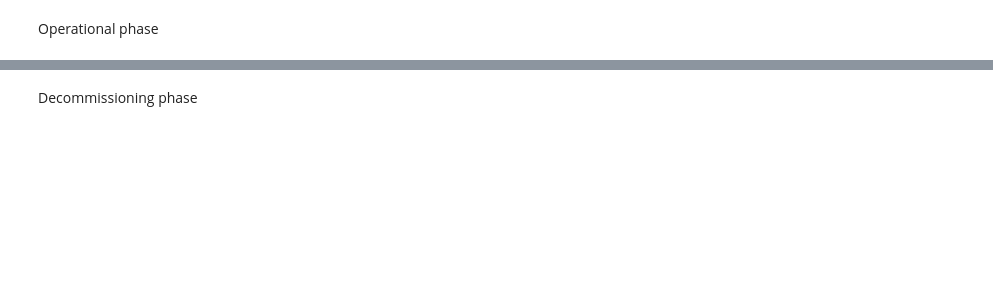
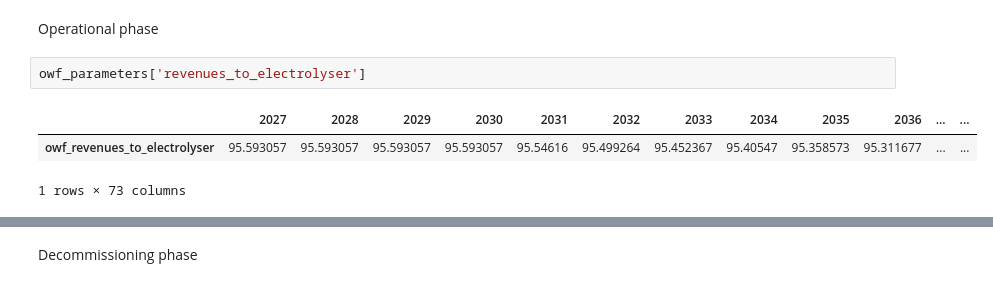
Before and after one commit to DinaBoer/NSE6, a Jupyter notebook: OWF_working_file.ipynb, the cells around one changed output, grey strips where cells are left out. Saved outputs shown, nothing was run; the diff lists cells and outputs as text; blank space fills up the shorter version.

```diff
--- a/OWF_working_file.ipynb
+++ b/OWF_working_file.ipynb
@@ -108,3 +130,9 @@ construction_phase(owf_capex,owf_lifetime).style.format(precision=2)
 # %% [markdown]
 Operational phase
+# %%
+owf_parameters['revenues_to_electrolyser']
+# %% [output]
+|  | 2027 | 2028 | 2029 | 2030 | 2031 | 2032 | 2033 | 2034 | 2035 | 2036 | ... | ... |
+| owf_revenues_to_electrolyser | 95.593057 | 95.593057 | 95.593057 | 95.593057 | 95.54616 | 95.499264 | 95.452367 | 95.40547 | 95.358573 | 95.311677 | ... | ... |
+1 rows × 73 columns
 # %%
```
Also changed, not shown: parts of 46 cells of this notebook, 14 other files.
